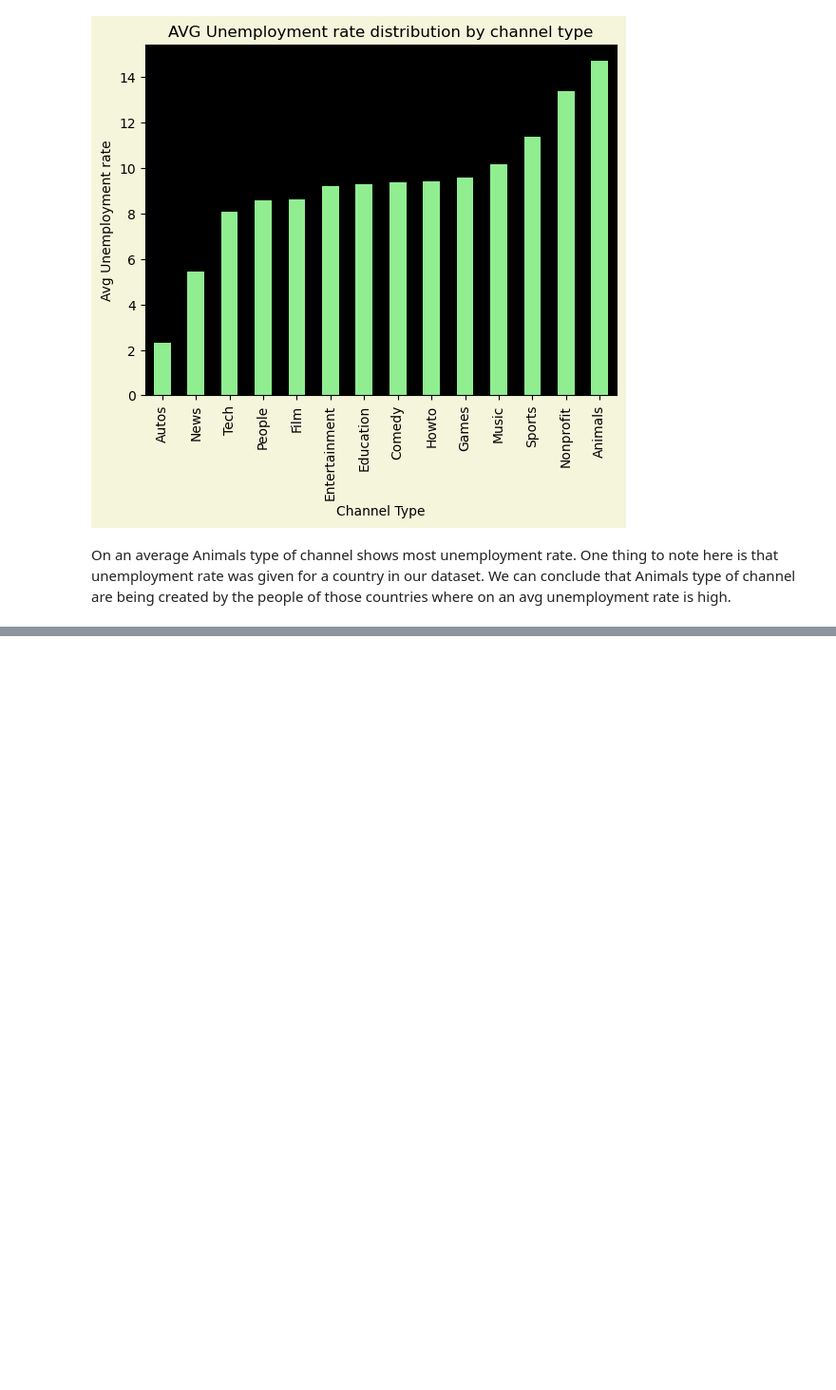
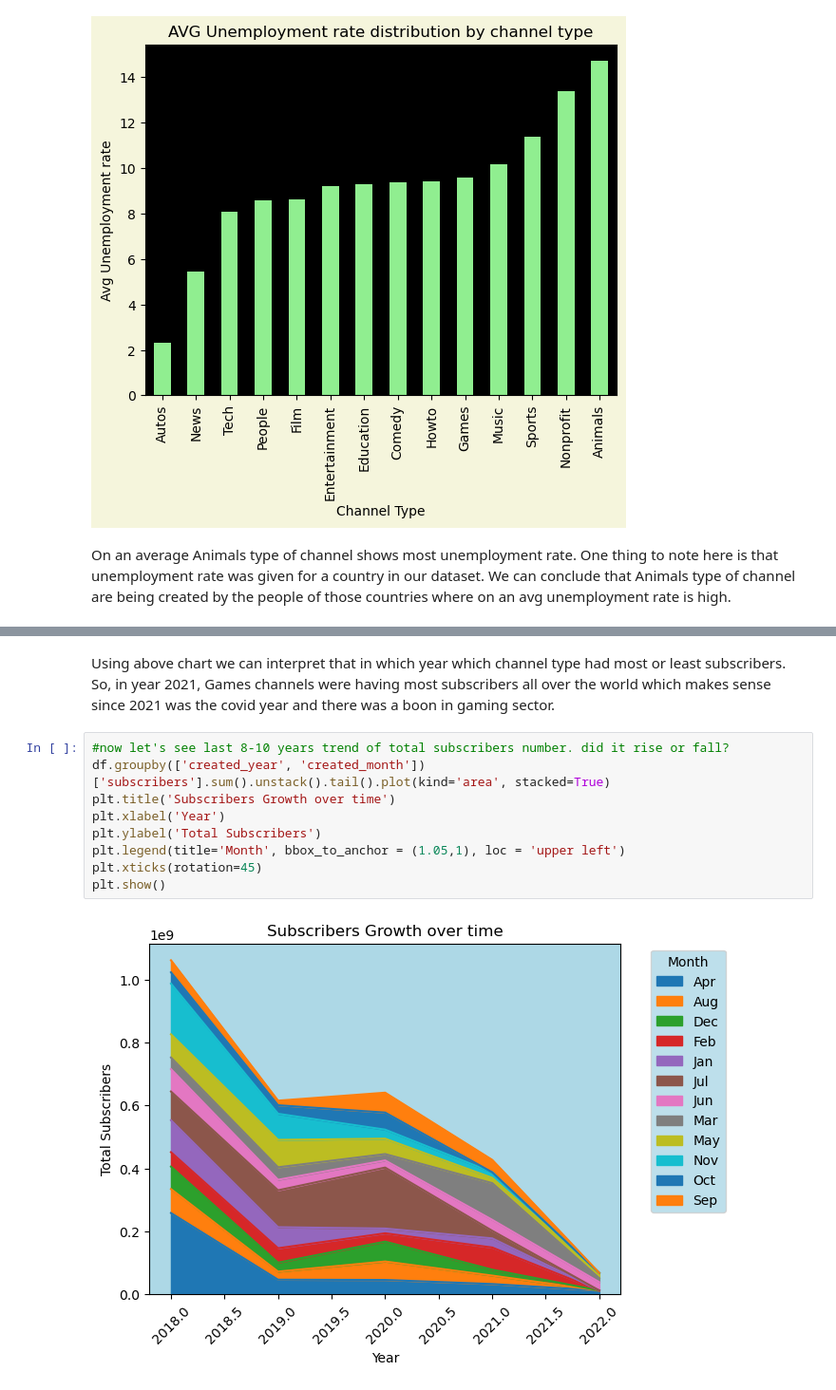
Before and after one commit to parashardevesh/data_analysis_and_ml, a Jupyter notebook: YouTube Statistics/Notebook.ipynb, the cells around one changed output, grey strips where cells are left out. Shown at 95% size. Drawn from its saved outputs; the diff is of its cells as text; blank space fills up the shorter version.

```diff
--- a/YouTube Statistics/Notebook.ipynb
+++ b/YouTube Statistics/Notebook.ipynb
@@ -449,0 +465,13 @@ On an average Animals type of channel shows most unemployment rate. One thing to
+# %% [markdown]
+Using above chart we can interpret that in which year which channel type had most or least subscribers. So, in year 2021, Games channels were having most subscribers all over the world which makes sense since 2021 was the covid year and there was a boon in gaming sector.
+# %%
+#now let's see last 8-10 years trend of total subscribers number. did it rise or fall?
+df.groupby(['created_year', 'created_month'])['subscribers'].sum().unstack().tail().plot(kind='area', stacked=True)
+plt.title('Subscribers Growth over time')
+plt.xlabel('Year')
+plt.ylabel('Total Subscribers')
+plt.legend(title='Month', bbox_to_anchor = (1.05,1), loc = 'upper left')
+plt.xticks(rotation=45)
+plt.show()
+# %% [output]
+[figure, added]
```
Also changed, not shown: parts of 9 cells of this notebook.
